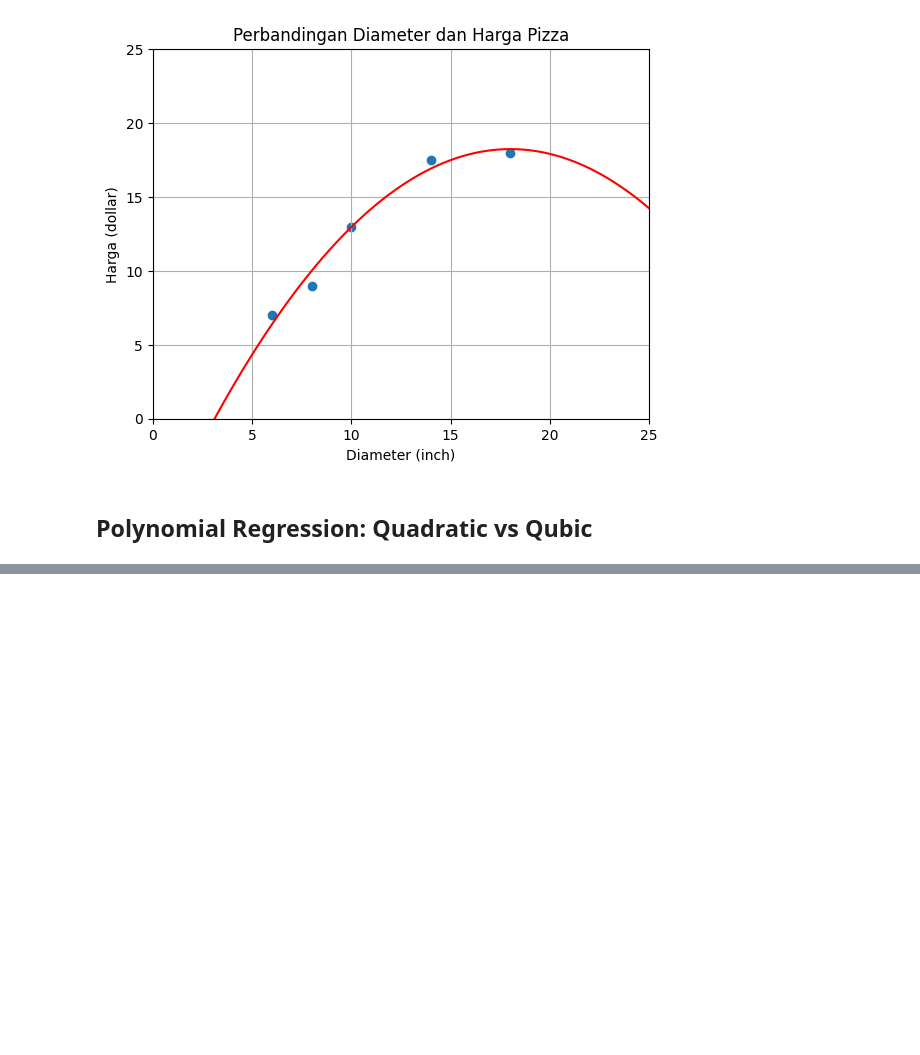
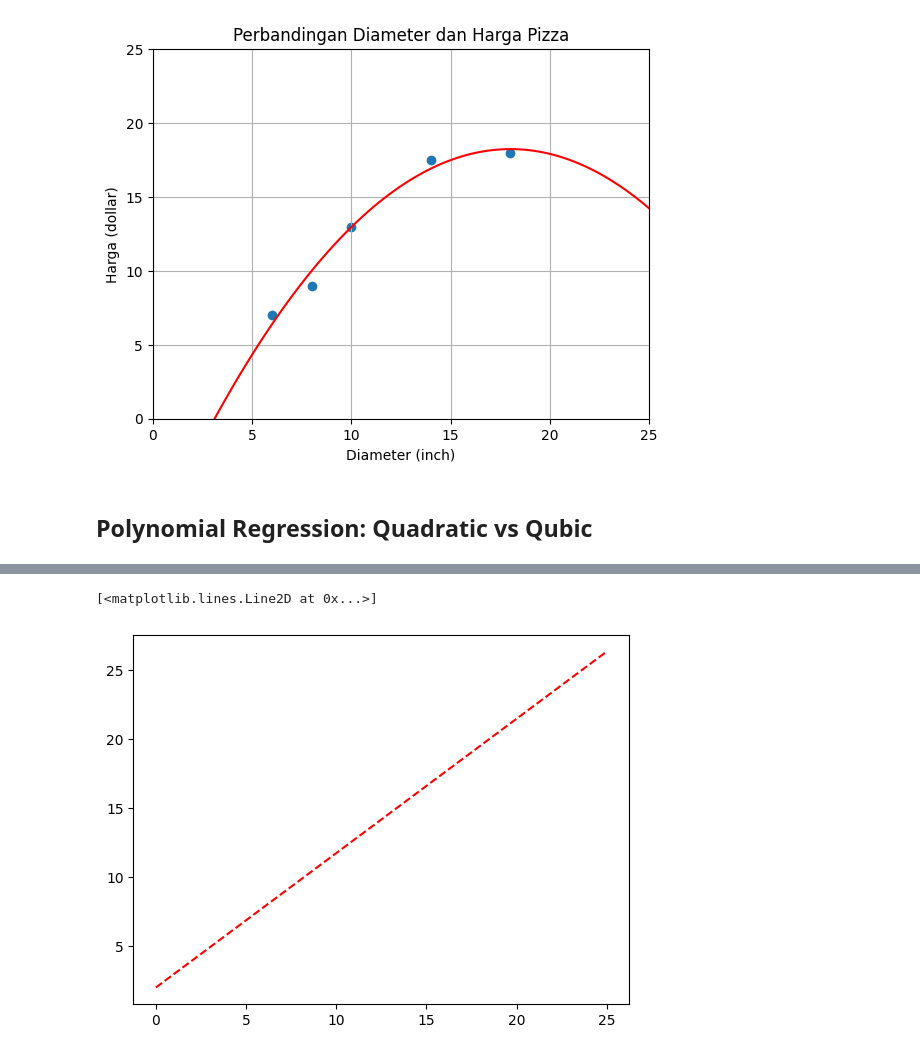
Before and after one commit to LatiefDataVisionary/scikit-learn-with-indonesia-belajar, a Jupyter notebook: SKLearn_08_Multiple_Linear_Regression_&_Polynomial_Regression.ipynb, the cells around one changed output, grey strips where cells are left out. Cells and saved outputs as stored; diff of their text form; code cells hidden in the pictures; blank space fills up the shorter version.

Commit message:
Polynomial Regression: Quadratic vs Qubic. Quadratic

```diff
--- a/SKLearn_08_Multiple_Linear_Regression_&_Polynomial_Regression.ipynb
+++ b/SKLearn_08_Multiple_Linear_Regression_&_Polynomial_Regression.ipynb
@@ -172,0 +172,10 @@ model.fit(X_train, y_train)
+# %%
+# Linear
+model = LinearRegression()
+model.fit(X_train, y_train)
+X_vis = np.linspace(0, 25, 100).reshape(-1, 1)
+y_vis = model.predict(X_vis)
+plt.plot(X_vis, y_vis, '--r', label='linear')
+# %% [output]
+[<matplotlib.lines.Line2D at 0x...>]
+[figure, added]
```
Also changed, not shown: parts of 3 cells of this notebook.
